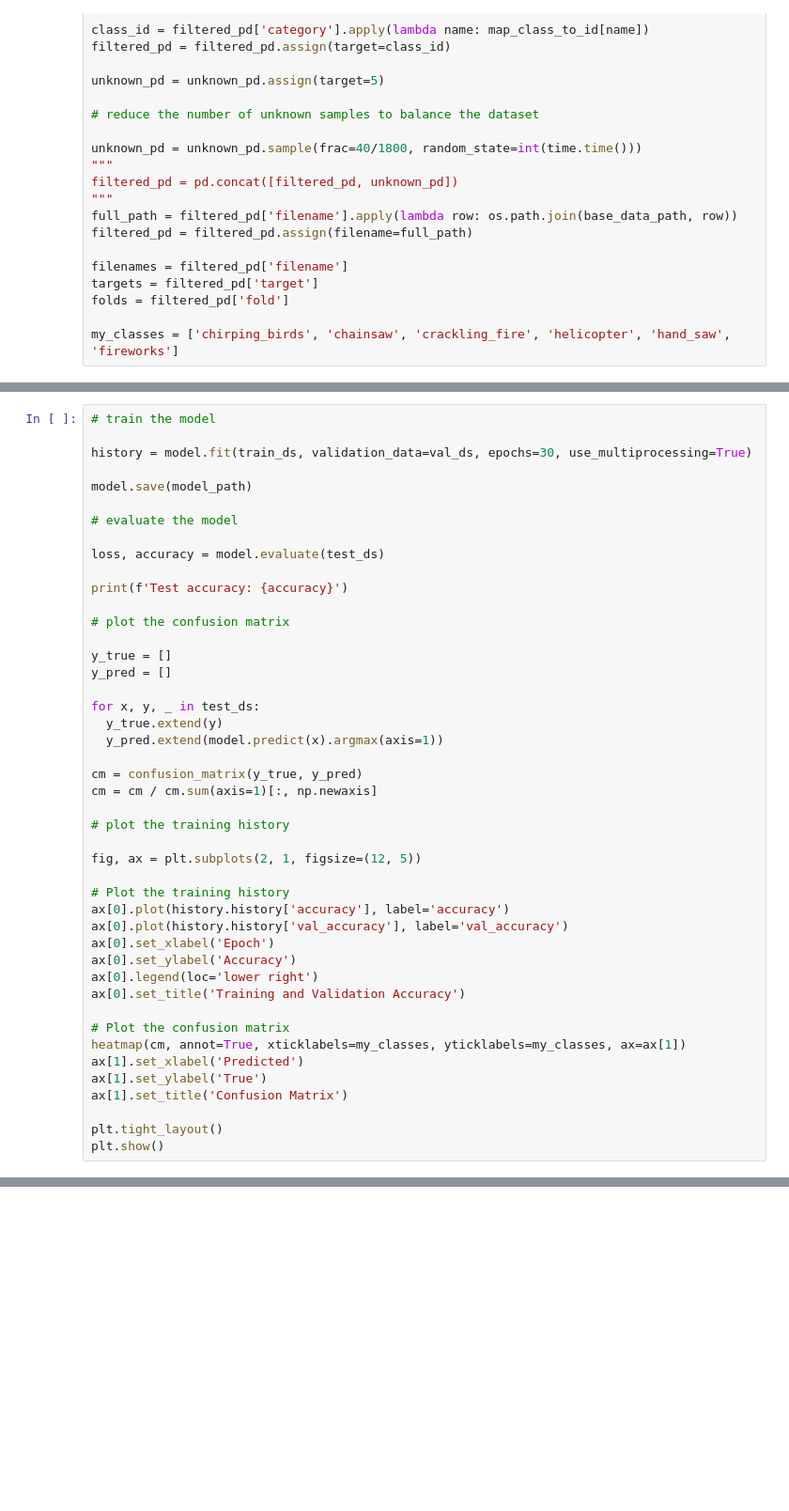
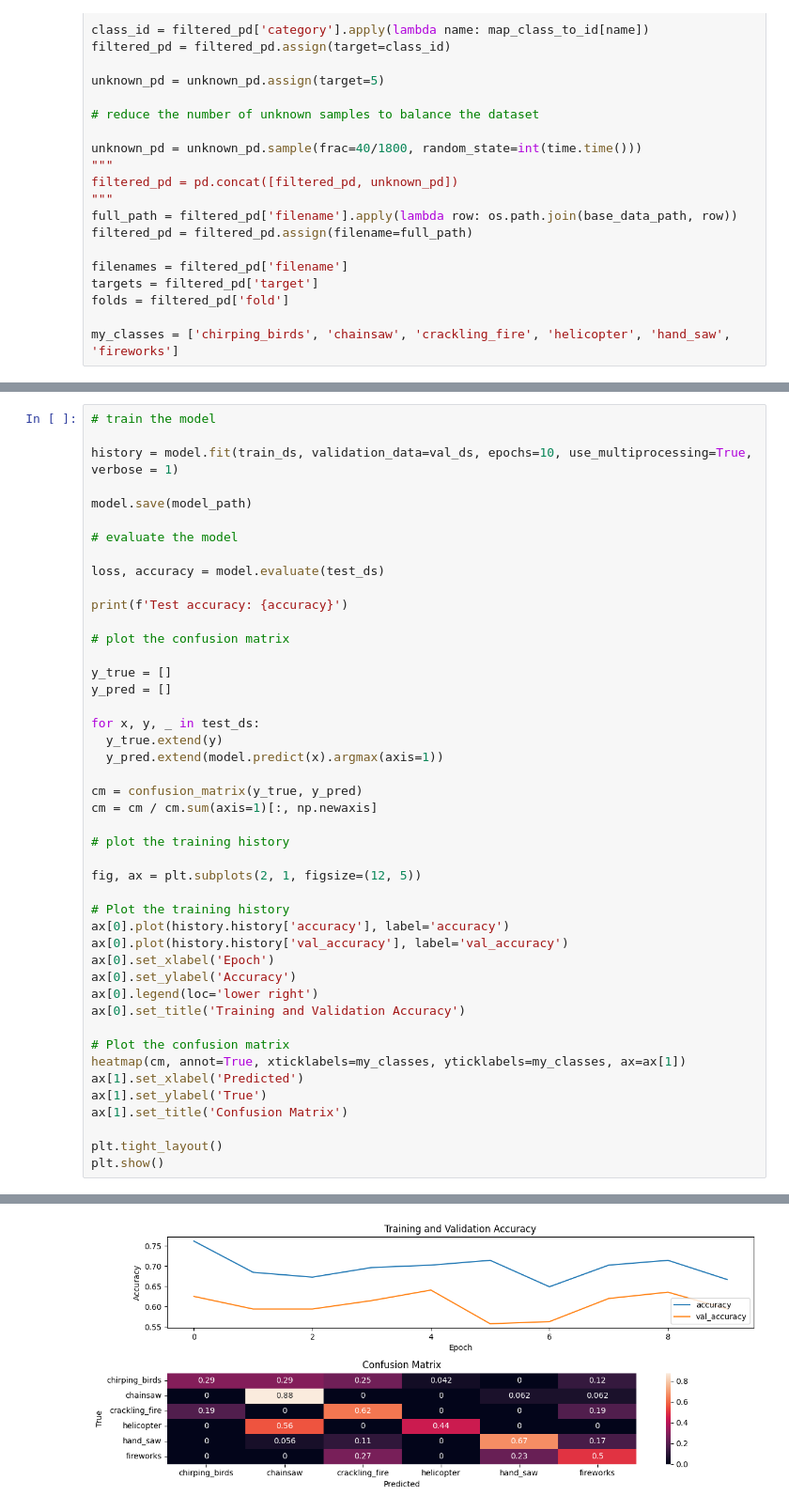
Before and after one commit to LoicTumelaire/LELEC210X, a Jupyter notebook: classification/tensorflow2.ipynb, the cells around one changed output, grey strips where cells are left out. Shown: that part at 94% size. Saved outputs shown, nothing was run; the diff lists cells and outputs as text; blank space fills up the shorter version.

Commit message:
better classification model

```diff
--- a/classification/tensorflow2.ipynb
+++ b/classification/tensorflow2.ipynb
@@ -299,7 +258,7 @@ _________________________________________________________________
 # %%
 # train the model
 
-history = model.fit(train_ds, validation_data=val_ds, epochs=30, use_multiprocessing=True)
+history = model.fit(train_ds, validation_data=val_ds, epochs=10, use_multiprocessing=True, verbose = 1)
 
 model.save(model_path)
 
@@ -362,3 +321,4 @@ Epoch 16/30
+[figure, added]
 # %%
 fm_dir = "classification/data/feature_matrices/"
 
```
Also changed, not shown: parts of 5 cells of this notebook, 1 other file.
